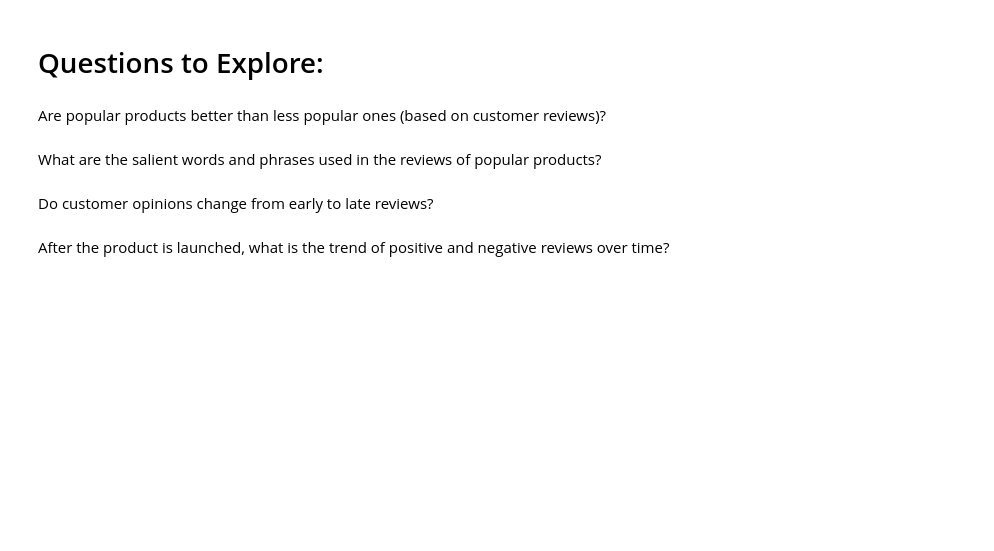
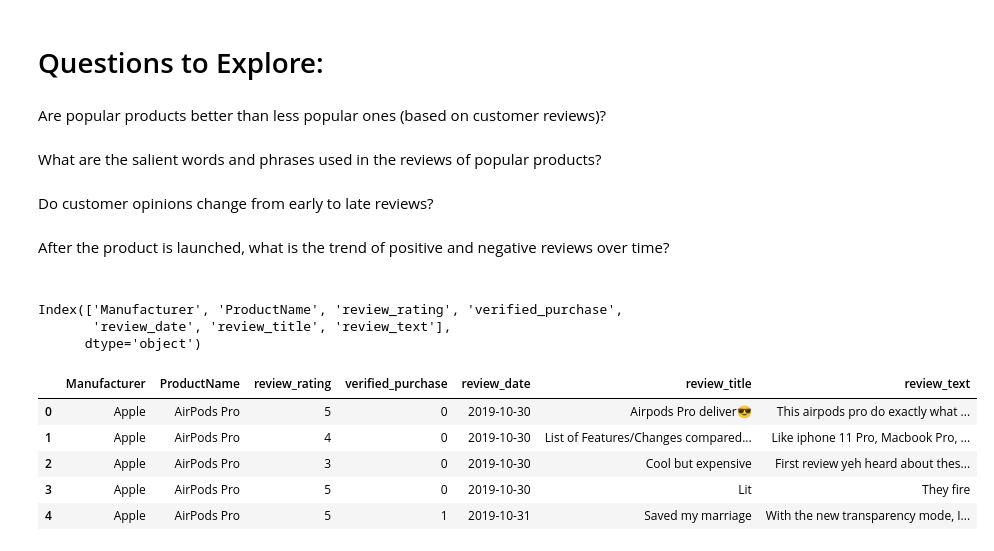
Before and after one commit to datascientistlin/AmazonReviewAnalysis, a Jupyter notebook: Amzn_Reviews_Explorations.ipynb, the cells around one changed output. Drawn from its saved outputs; the diff is of its cells as text; code cells hidden in the pictures; blank space fills up the shorter version.

```diff
--- a/Amzn_Reviews_Explorations.ipynb
+++ b/Amzn_Reviews_Explorations.ipynb
@@ -10,33 +10,43 @@ After the product is launched, what is the trend of positive and negative review
 # I didn't put any google trends data here since we are only exploring amazon reviews in this notebook.
 
 import numpy as np
 import pandas as pd
 import seaborn as sns
 import matplotlib.pyplot as plt
 from scipy import stats
 
 %matplotlib inline
 
 
 def GetMergedAmazonDataFrames():
     files_to_use = [r'data\AirPods Pro.csv', r'data\Elite 75t.csv',r'data\Free.csv',
                    r'data\Galaxy Buds Plus.csv',r'data\M-200.csv',r'data\NC700.csv',
                    r'data\Soundcore Liberty 2 Pro.csv',r'data\Soundcore Liberty Air 2.csv',r'data\Soundcore Life Q20.csv',
                    r'data\WF-1000XM3.csv']
     amzn_df = pd.read_csv(files_to_use[0],  parse_dates=False)
     for file in files_to_use[1:]:
         df = pd.read_csv(file,  parse_dates=False)
 #         amzn_df = pd.merge(amzn_df, df, how='outer',on='review_date')
         amzn_df = pd.concat([amzn_df,df],sort=False)
 
     amzn_df['review_date'] = pd.to_datetime(amzn_df['review_date'], format='%Y-%m-%d')
     amzn_df = amzn_df[['Manufacturer', 'ProductName', 'review_rating', 'verified_purchase',
        'review_date', 'review_title', 'review_text']]
     return amzn_df
 
 
 # weather_df['review_date'] = pd.to_datetime(weather_df['review_date'], format='%Y-%m-%d')
 # googleTrends_df
-airpods_amzn_df = GetMergedAmazonDataFrames()
-print(airpods_amzn_df.columns)
-airpods_amzn_df.head()
+amzn_df = GetMergedAmazonDataFrames()
+print(amzn_df.columns)
+amzn_df.head()
+# %% [output]
+Index(['Manufacturer', 'ProductName', 'review_rating', 'verified_purchase',
+       'review_date', 'review_title', 'review_text'],
+      dtype='object')
+|  | Manufacturer | ProductName | review_rating | verified_purchase | review_date | review_title | review_text |
+| 0 | Apple | AirPods Pro | 5 | 0 | 2019-10-30 | Airpods Pro deliver😎 | This airpods pro do exactly what ... |
+| 1 | Apple | AirPods Pro | 4 | 0 | 2019-10-30 | List of Features/Changes compared... | Like iphone 11 Pro, Macbook Pro, ... |
+| 2 | Apple | AirPods Pro | 3 | 0 | 2019-10-30 | Cool but expensive | First review yeh heard about thes... |
+| 3 | Apple | AirPods Pro | 5 | 0 | 2019-10-30 | Lit | They fire |
+| 4 | Apple | AirPods Pro | 5 | 1 | 2019-10-31 | Saved my marriage | With the new transparency mode, I... |
```
Also changed, not shown: parts of 1 cell of this notebook.
